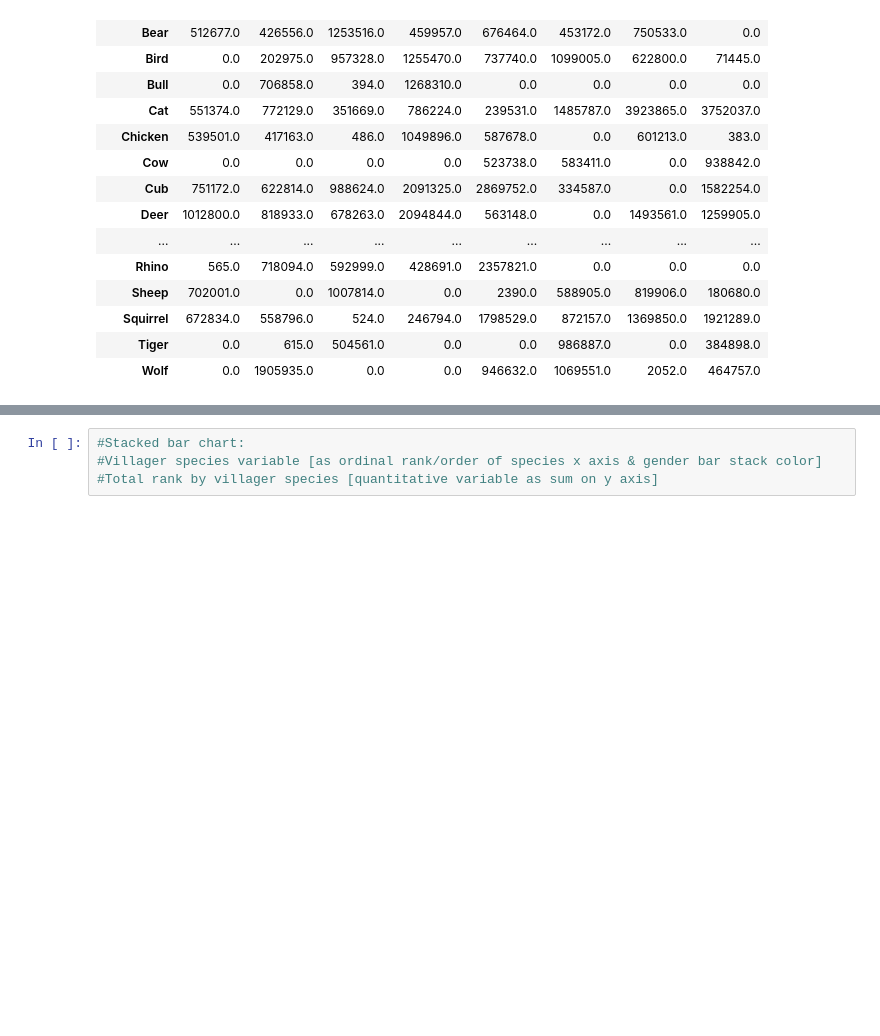
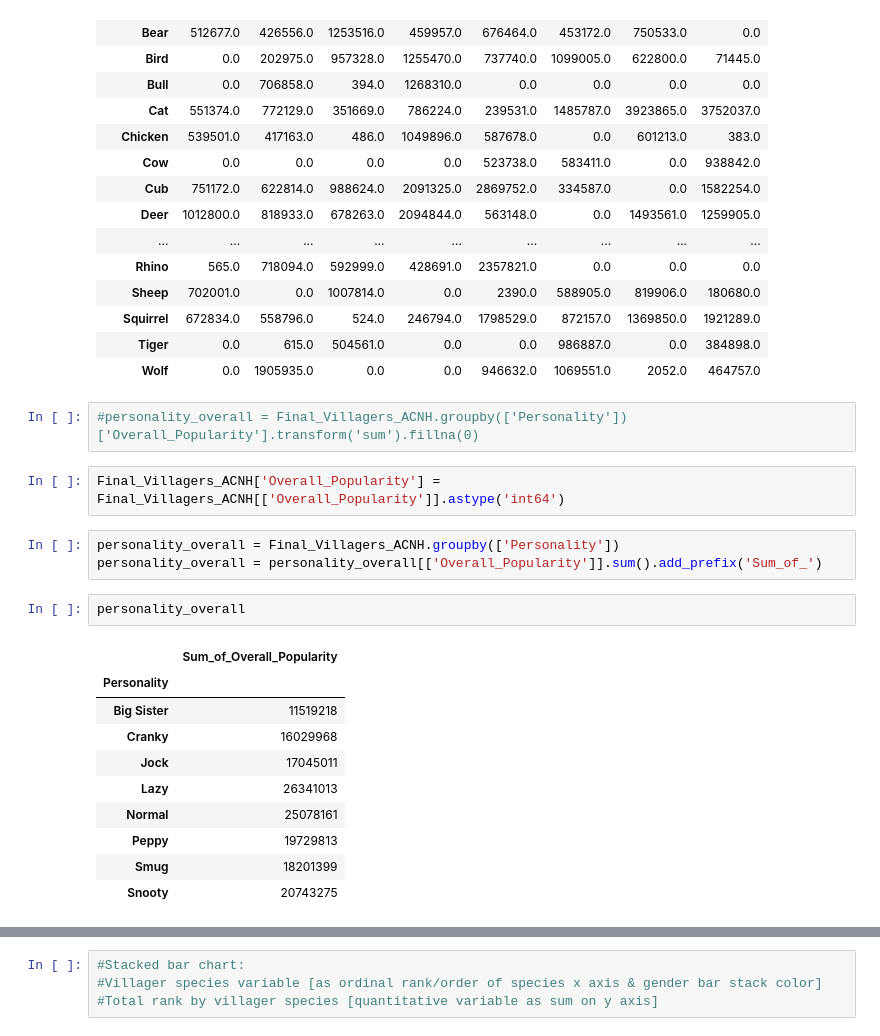
Before and after one commit to limesarelife/SIADS_591_MILESTONE1, a Jupyter notebook: Villager_connect_pytrends_results-2.ipynb, the cells around one changed output, grey strips where cells are left out. Drawn from its saved outputs; the diff is of its cells as text; blank space fills up the shorter version.

```diff
--- a/Villager_connect_pytrends_results-2.ipynb
+++ b/Villager_connect_pytrends_results-2.ipynb
@@ -474,3 +474,23 @@ personality_species
 | Squirrel | 672834.0 | 558796.0 | 524.0 | 246794.0 | 1798529.0 | 872157.0 | 1369850.0 | 1921289.0 |
 | Tiger | 0.0 | 615.0 | 504561.0 | 0.0 | 0.0 | 986887.0 | 0.0 | 384898.0 |
 | Wolf | 0.0 | 1905935.0 | 0.0 | 0.0 | 946632.0 | 1069551.0 | 2052.0 | 464757.0 |
+# %%
+#personality_overall = Final_Villagers_ACNH.groupby(['Personality'])['Overall_Popularity'].transform('sum').fillna(0)
+# %%
+Final_Villagers_ACNH['Overall_Popularity'] = Final_Villagers_ACNH[['Overall_Popularity']].astype('int64')
+# %%
+personality_overall = Final_Villagers_ACNH.groupby(['Personality'])
+personality_overall = personality_overall[['Overall_Popularity']].sum().add_prefix('Sum_of_')
+# %%
+personality_overall
+# %% [output]
+|  | Sum_of_Overall_Popularity |
+| Personality |  |
+| Big Sister | 11519218 |
+| Cranky | 16029968 |
+| Jock | 17045011 |
+| Lazy | 26341013 |
+| Normal | 25078161 |
+| Peppy | 19729813 |
+| Smug | 18201399 |
+| Snooty | 20743275 |
```
Also changed, not shown: parts of 17 cells of this notebook, 1 other file.
